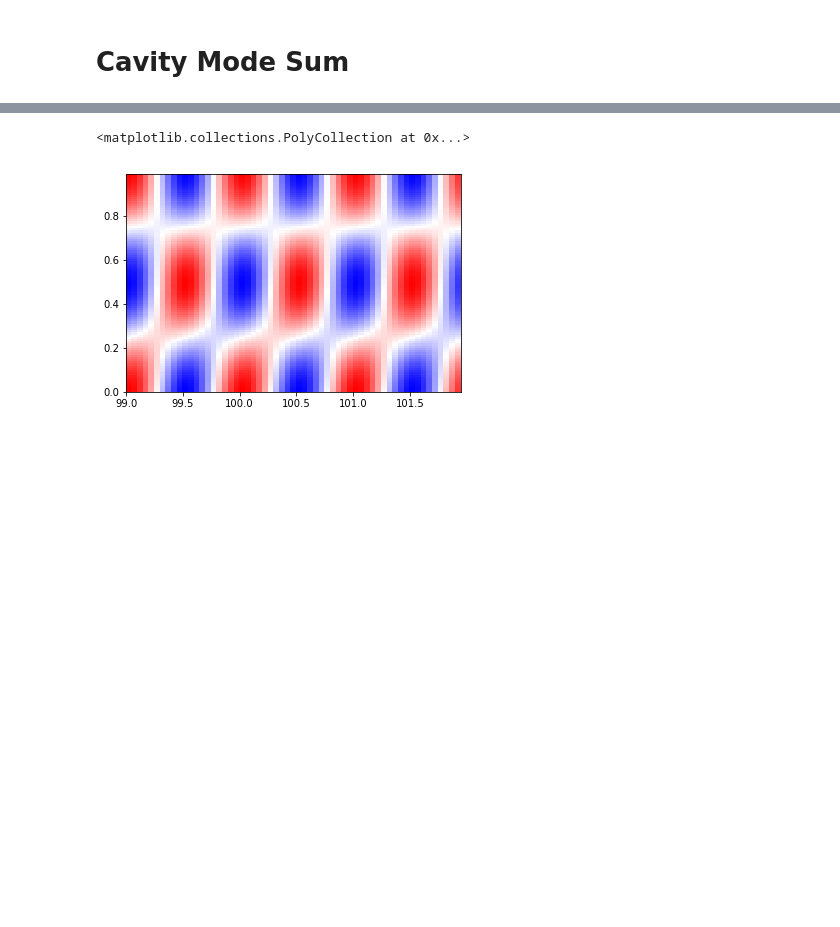
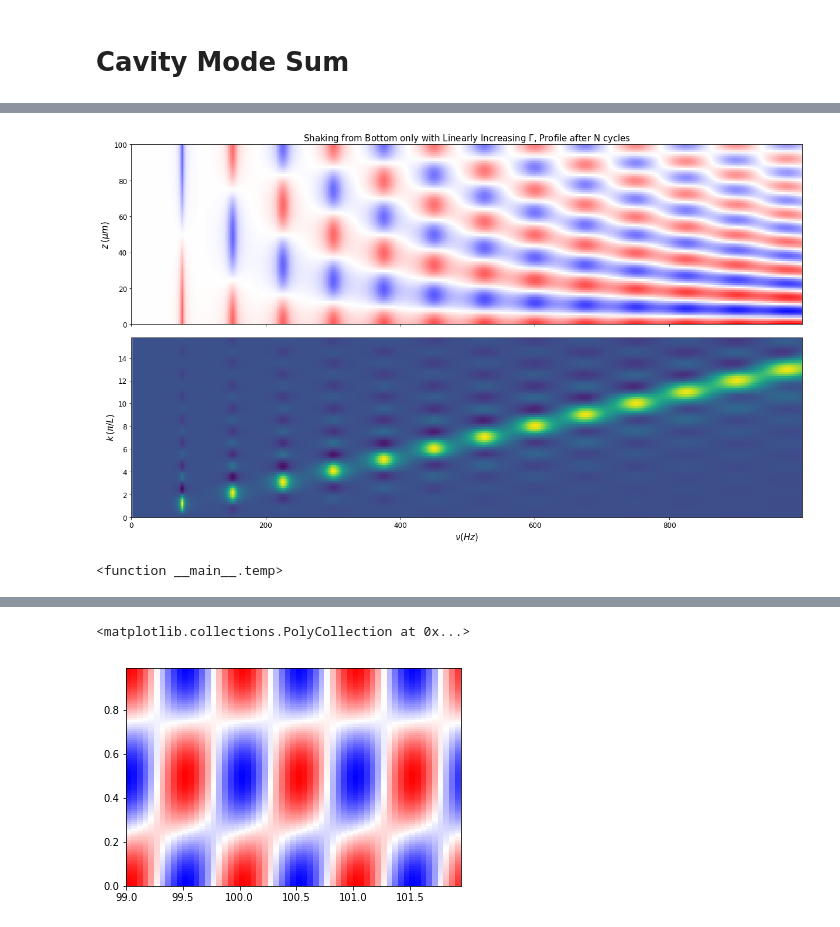
Before and after one commit to ranchop/QCalc, a Jupyter notebook: Box Shaking/Specific Datasets/Cavity Modes.ipynb, the cells around one changed output, grey strips where cells are left out. Saved outputs shown, nothing was run; the diff lists cells and outputs as text; code cells hidden in the pictures; blank space fills up the shorter version.

```diff
--- a/Box Shaking/Specific Datasets/Cavity Modes.ipynb
+++ b/Box Shaking/Specific Datasets/Cavity Modes.ipynb
@@ -52,0 +92,59 @@ ipywidgets.interact(temp,t=(0, 10.0, 0.01))
+# %%
+# Sonogram
+c = 15e-3
+L = 100e-6
+xlist = np.linspace(0, L, 100)
+flist = np.arange(2.5, 1000, 2.5)
+Ncycles = 25
+Gamma = flist / 1000 * 500
+
+tlist = Ncycles / flist
+dl = 2 * c / Gamma
+wl = c / flist
+
+movie = np.array([response_density(x=xlist, t=tlist[i], c=c, L=L, wl=wl[i], dl=dl[i]) for i in tqdm(range(len(flist)))]).T
+
+# Fourier Transform
+klist = np.arange(0, 8 * twopi/L, 0.1 * twopi/L)
+ft = np.array([tp.fourier_transform(xlist[1:], movie[:,i], klist)[1] for i in tqdm(range(len(flist)))]).T
+# %%
+# Figure
+fig, ax = plt.subplots(figsize=[17, 10], sharex=True, nrows=2)
+plt.sca(ax[0])
+clim = np.max(np.abs(movie))
+plt.pcolor(flist, xlist*1e6, movie, cmap='bwr', vmin=-clim, vmax=clim)
+plt.title(r'Shaking from Bottom only with Linearly Increasing $\Gamma$, Profile after N cycles', fontsize=15)
+plt.ylabel(r'$z \: (\mu m)$', fontsize=15)
+plt.yticks(fontsize=12)
+plt.sca(ax[1])
+plt.pcolor(flist, klist / (np.pi/L), np.real(ft),)
+plt.xlabel(r'$\nu (Hz)$', fontsize=15)
+plt.ylabel(r'$k \: (\pi/L)$', fontsize=15)
+plt.xlim([0, None])
+plt.xticks(fontsize=12)
+plt.yticks(fontsize=12)
+plt.tight_layout()
+# %% [output]
+[figure, added]
+# %%
+# Fourier Widths
+mode_num = np.arange(1, 13, 1)
+lorentzian_fits = []
+res_freq = 75
+
+for m in mode_num:
+    guess = dict(x0 = [75 * m, 'Hz'], gamma = [0.25 * 75 * m, 'Hz'], amp=1, offset=0)
+    cf = tp.curve_fit(tp.lorentzian, guess, flist, np.real(ft[m*5, :]), plot=False, info=False)
+    lorentzian_fits.append(cf)
+
+plt.figure()
+plt.plot([f['x0'] for f in lorentzian_fits], [abs(f['gamma']*twopi) for f in lorentzian_fits])
+plt.plot(flist, Gamma)
+
+def temp(test=1):
+    lorentzian_fits[test-1].plot()
+    plt.show()
+
+ipywidgets.interact(temp, test=(1, len(mode_num)))
+# %% [output]
+<function __main__.temp>
```
Also changed, not shown: parts of 14 cells of this notebook, 10 other files.
